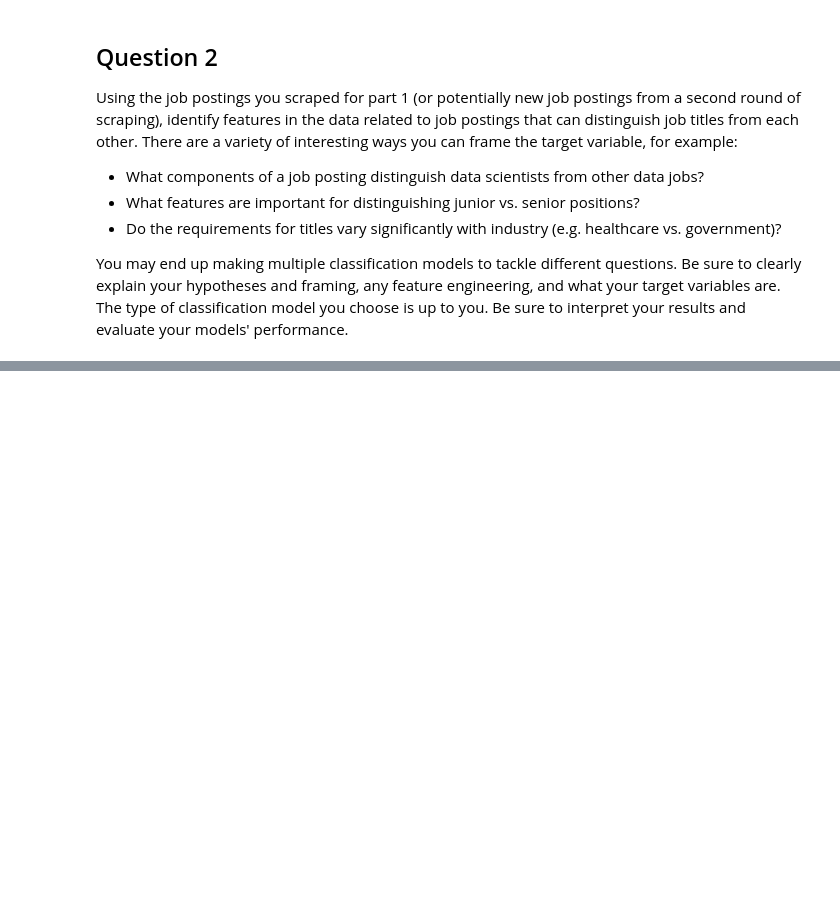
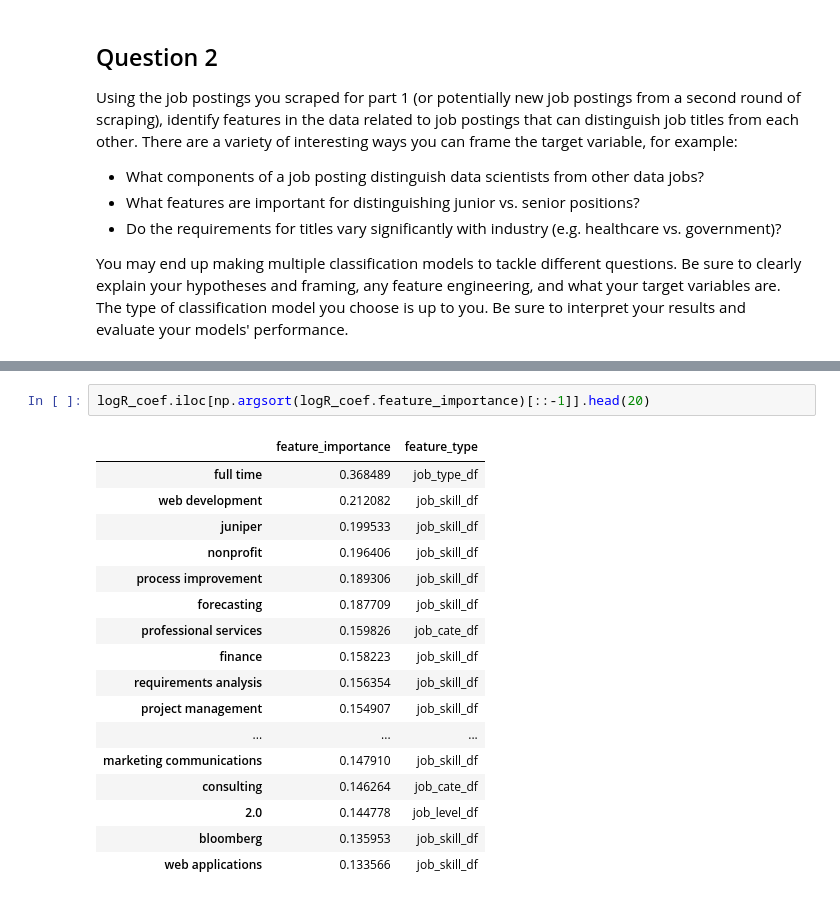
Before and after one commit to Miaowshroom/project-4, a Jupyter notebook: Project_4-randomstate.ipynb, the cells around one changed output, grey strips where cells are left out. Drawn from its saved outputs; the diff is of its cells as text; blank space fills up the shorter version.

```diff
--- a/Project_4-randomstate.ipynb
+++ b/Project_4-randomstate.ipynb
@@ -841,0 +882,20 @@ weighted avg       0.88      0.89      0.88       363
+# %%
+logR_coef.iloc[np.argsort(logR_coef.feature_importance)[::-1]].head(20)
+# %% [output]
+|  | feature_importance | feature_type |
+| full time | 0.368489 | job_type_df |
+| web development | 0.212082 | job_skill_df |
+| juniper | 0.199533 | job_skill_df |
+| nonprofit | 0.196406 | job_skill_df |
+| process improvement | 0.189306 | job_skill_df |
+| forecasting | 0.187709 | job_skill_df |
+| professional services | 0.159826 | job_cate_df |
+| finance | 0.158223 | job_skill_df |
+| requirements analysis | 0.156354 | job_skill_df |
+| project management | 0.154907 | job_skill_df |
+| ... | ... | ... |
+| marketing communications | 0.147910 | job_skill_df |
+| consulting | 0.146264 | job_cate_df |
+| 2.0 | 0.144778 | job_level_df |
+| bloomberg | 0.135953 | job_skill_df |
+| web applications | 0.133566 | job_skill_df |
```
Also changed, not shown: parts of 53 cells of this notebook, 3 other files.
